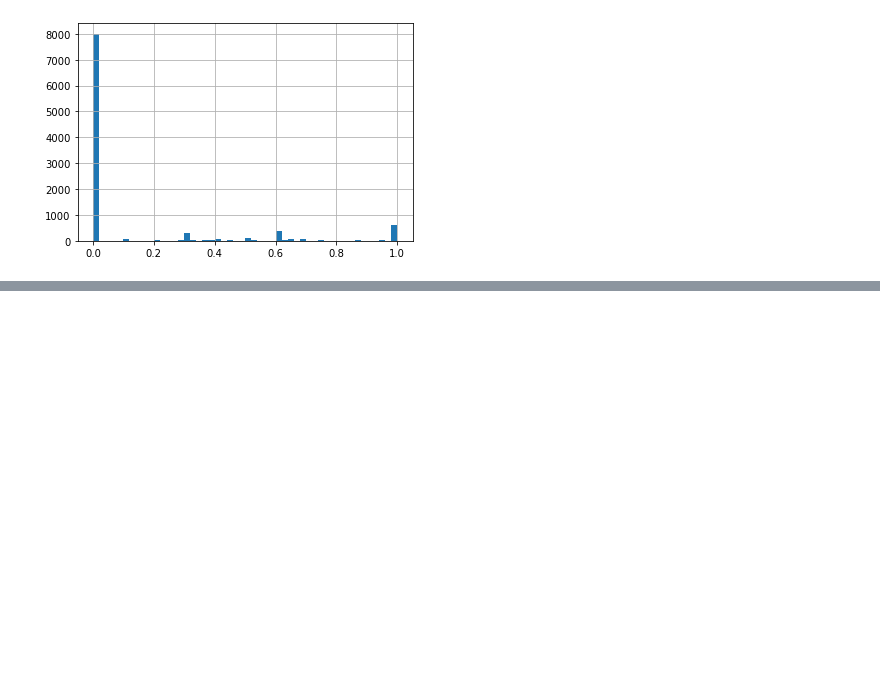
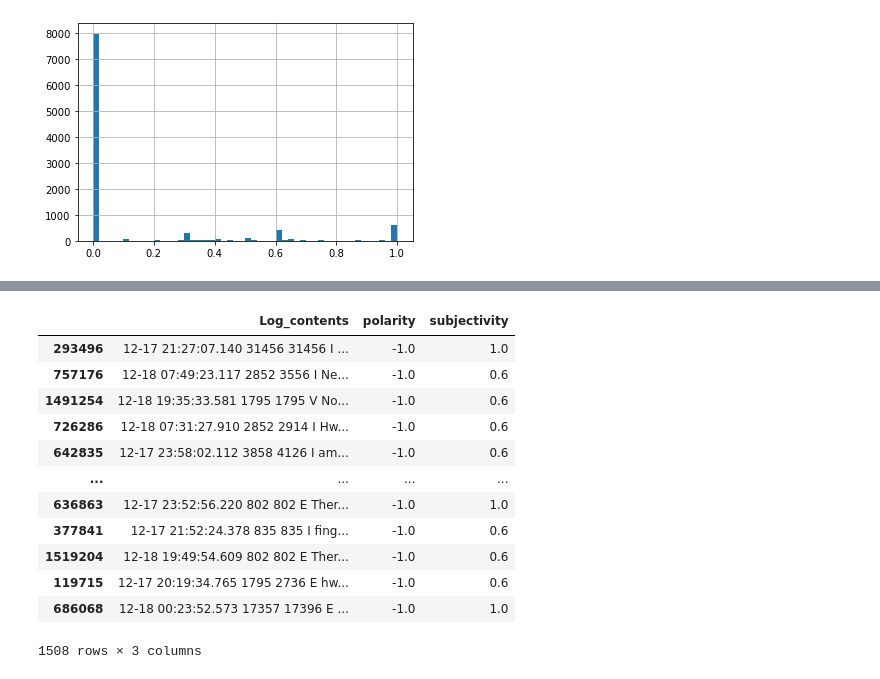
Before and after one commit to eiforiaa/vkr, a Jupyter notebook: log-analysis-sentiment-nlp-textblob.ipynb, the cells around one changed output, grey strips where cells are left out. Cells and saved outputs as stored; diff of their text form; code cells hidden in the pictures; blank space fills up the shorter version.

```diff
--- a/log-analysis-sentiment-nlp-textblob.ipynb
+++ b/log-analysis-sentiment-nlp-textblob.ipynb
@@ -213,0 +226,16 @@ data.head(20)
+# %%
+data[data['polarity']< 0]
+# %% [output]
+|  | Log_contents | polarity | subjectivity |
+| 293496 | 12-17 21:27:07.140 31456 31456 I ... | -1.0 | 1.0 |
+| 757176 | 12-18 07:49:23.117 2852 3556 I Ne... | -1.0 | 0.6 |
+| 1491254 | 12-18 19:35:33.581 1795 1795 V No... | -1.0 | 0.6 |
+| 726286 | 12-18 07:31:27.910 2852 2914 I Hw... | -1.0 | 0.6 |
+| 642835 | 12-17 23:58:02.112 3858 4126 I am... | -1.0 | 0.6 |
+| ... | ... | ... | ... |
+| 636863 | 12-17 23:52:56.220 802 802 E Ther... | -1.0 | 1.0 |
+| 377841 | 12-17 21:52:24.378 835 835 I fing... | -1.0 | 0.6 |
+| 1519204 | 12-18 19:49:54.609 802 802 E Ther... | -1.0 | 0.6 |
+| 119715 | 12-17 20:19:34.765 1795 2736 E hw... | -1.0 | 0.6 |
+| 686068 | 12-18 00:23:52.573 17357 17396 E ... | -1.0 | 1.0 |
+1508 rows × 3 columns
```
Also changed, not shown: parts of 12 cells of this notebook.
